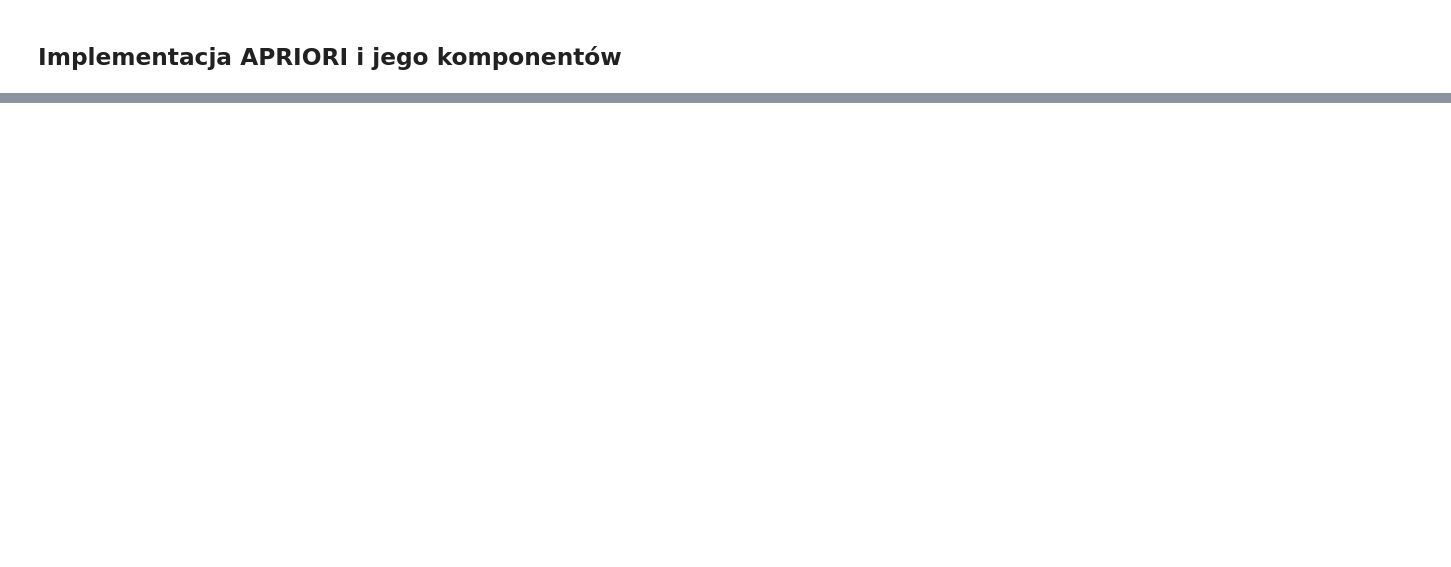
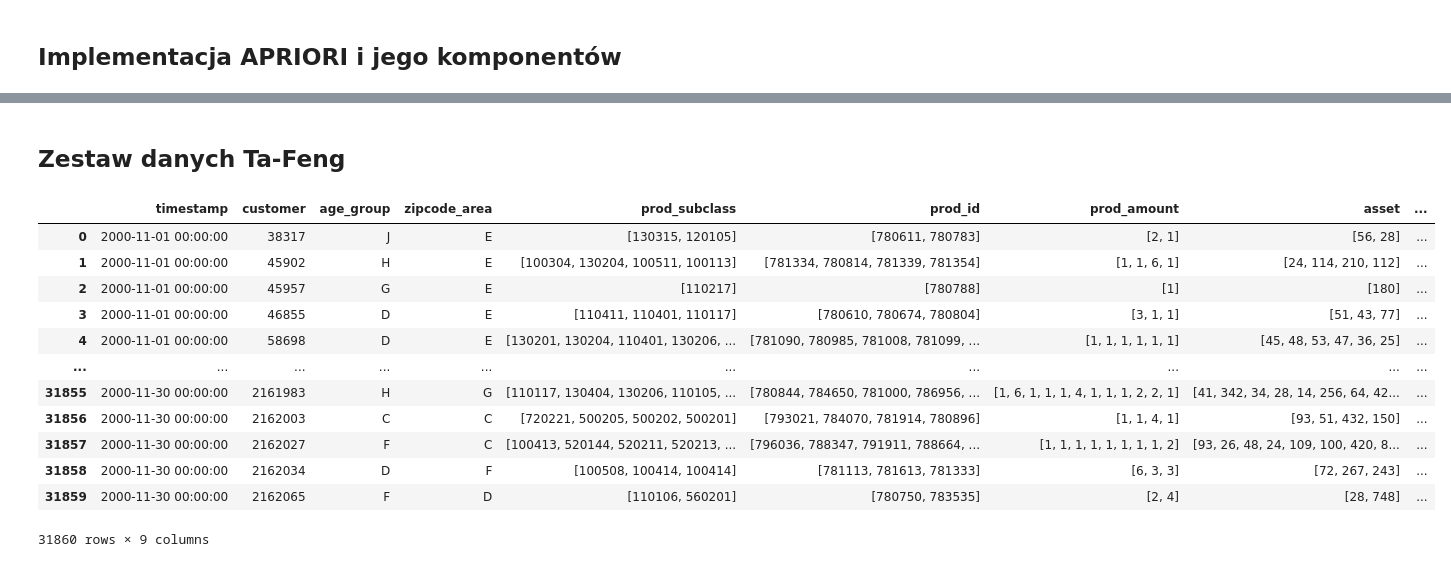
Before and after one commit to Asgavar/studia, a Jupyter notebook: semestr_5_zima_2019_20/explo/lista06/lista06.ipynb, the cells around one changed output, grey strips where cells are left out. Cells and saved outputs as stored; diff of their text form; code cells hidden in the pictures; blank space fills up the shorter version.

```diff
--- a/semestr_5_zima_2019_20/explo/lista06/lista06.ipynb
+++ b/semestr_5_zima_2019_20/explo/lista06/lista06.ipynb
@@ -152,0 +235,43 @@ rules.sort_values('lift', ascending=False)
+# %% [markdown]
+## Zestaw danych Ta-Feng
+# %%
+tafeng_columns = [
+    'timestamp', 'customer', 'age_group', 'zipcode_area',
+    'prod_subclass', 'prod_id', 'prod_amount', 'asset', 'sales_price'
+]
+TAFENG_TRANSFORMATORS = {}
+# %%
+tafeng_11 = pd.read_csv('D11', sep=';', names=tafeng_columns)
+tafeng_12 = pd.read_csv('D12', sep=';', names=tafeng_columns)
+tafeng_01 = pd.read_csv('D01', sep=';', names=tafeng_columns)
+tafeng_02 = pd.read_csv('D02', sep=';', names=tafeng_columns)
+
+taf = [tafeng_11, tafeng_12, tafeng_01, tafeng_02]
+
+for idx, _ in enumerate(taf):
+    # przy mojej implementacji przy użyciu sparse matrixów te wartości są po prostu za duże
+    max_subclass_id = max(taf[idx]['prod_subclass'].unique())
+    TAFENG_TRANSFORMATORS[idx] = {
+        k: 100+max_subclass_id+v for v, k in enumerate(taf[idx]['prod_id'].unique())
+    }
+
+    taf[idx] = taf[idx].replace({'prod_id': TAFENG_TRANSFORMATORS[idx]})
+    taf[idx] = taf[idx].groupby(['timestamp', 'customer'], as_index=False).agg(
+        lambda cell:
+            cell.tolist() if cell.name not in ('age_group', 'zipcode_area') else cell.tolist()[0])
+
+taf[0]
+# %% [output]
+|  | timestamp | customer | age_group | zipcode_area | prod_subclass | prod_id | prod_amount | asset | ... |
+| 0 | 2000-11-01 00:00:00 | 38317 | J | E | [130315, 120105] | [780611, 780783] | [2, 1] | [56, 28] | ... |
+| 1 | 2000-11-01 00:00:00 | 45902 | H | E | [100304, 130204, 100511, 100113] | [781334, 780814, 781339, 781354] | [1, 1, 6, 1] | [24, 114, 210, 112] | ... |
+| 2 | 2000-11-01 00:00:00 | 45957 | G | E | [110217] | [780788] | [1] | [180] | ... |
+| 3 | 2000-11-01 00:00:00 | 46855 | D | E | [110411, 110401, 110117] | [780610, 780674, 780804] | [3, 1, 1] | [51, 43, 77] | ... |
+| 4 | 2000-11-01 00:00:00 | 58698 | D | E | [130201, 130204, 110401, 130206, ... | [781090, 780985, 781008, 781099, ... | [1, 1, 1, 1, 1, 1] | [45, 48, 53, 47, 36, 25] | ... |
+| ... | ... | ... | ... | ... | ... | ... | ... | ... | ... |
+| 31855 | 2000-11-30 00:00:00 | 2161983 | H | G | [110117, 130404, 130206, 110105, ... | [780844, 784650, 781000, 786956, ... | [1, 6, 1, 1, 1, 4, 1, 1, 1, 2, 2, 1] | [41, 342, 34, 28, 14, 256, 64, 42... | ... |
+| 31856 | 2000-11-30 00:00:00 | 2162003 | C | C | [720221, 500205, 500202, 500201] | [793021, 784070, 781914, 780896] | [1, 1, 4, 1] | [93, 51, 432, 150] | ... |
+| 31857 | 2000-11-30 00:00:00 | 2162027 | F | C | [100413, 520144, 520211, 520213, ... | [796036, 788347, 791911, 788664, ... | [1, 1, 1, 1, 1, 1, 1, 1, 2] | [93, 26, 48, 24, 109, 100, 420, 8... | ... |
+| 31858 | 2000-11-30 00:00:00 | 2162034 | D | F | [100508, 100414, 100414] | [781113, 781613, 781333] | [6, 3, 3] | [72, 267, 243] | ... |
+| 31859 | 2000-11-30 00:00:00 | 2162065 | F | D | [110106, 560201] | [780750, 783535] | [2, 4] | [28, 748] | ... |
+31860 rows × 9 columns
```
Also changed, not shown: parts of 54 cells of this notebook, 6 other files.
